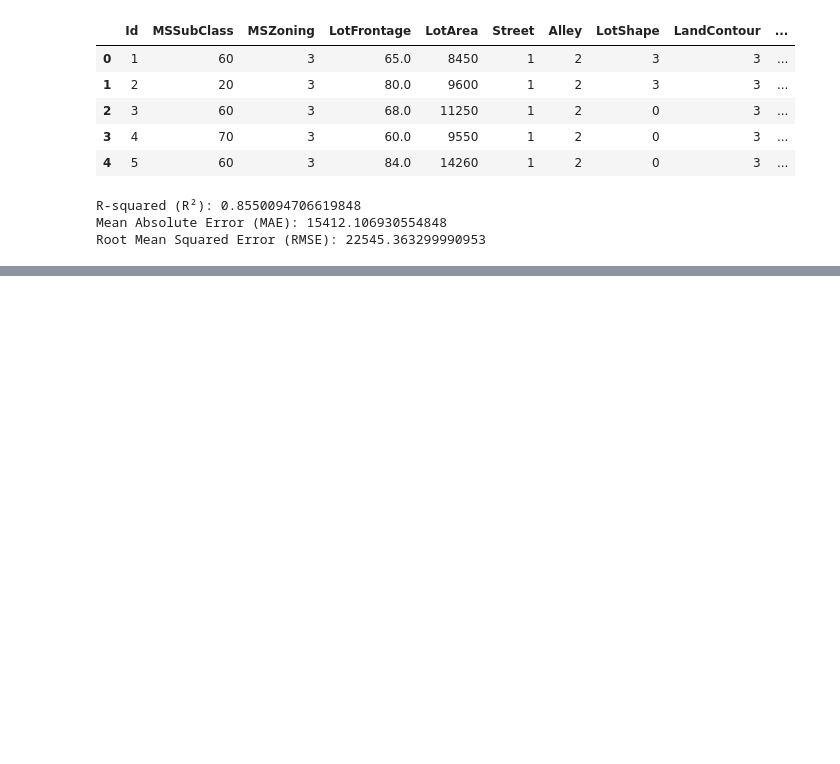
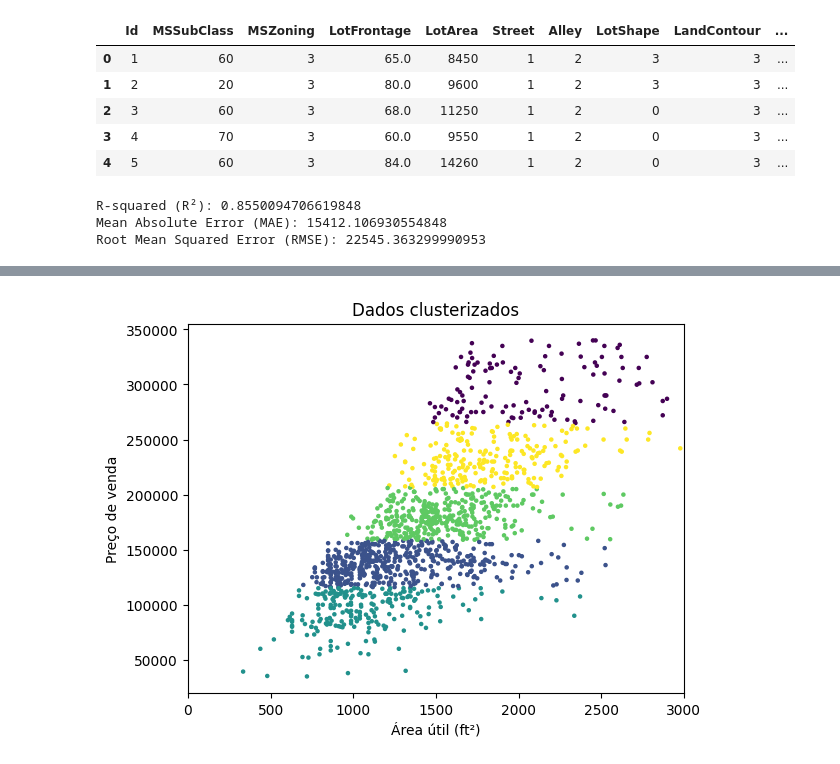
Before and after one commit to ghccalanzani/AnaliseDeDados, a Jupyter notebook: Entrega C3/AtividadeC3.ipynb, the cells around one changed output, grey strips where cells are left out. Saved outputs shown, nothing was run; the diff lists cells and outputs as text; code cells hidden in the pictures; blank space fills up the shorter version.

```diff
--- a/Entrega C3/AtividadeC3.ipynb
+++ b/Entrega C3/AtividadeC3.ipynb
@@ -279,0 +284,26 @@ Number of mislabeled points out of a total 420 points : 50
+# %%
+################## Clusterização K-MEANS
+
+# Identificando padrões de preço com base na área útil da residência (nível do solo)
+
+df_cleaned_kmeans = df_cleaned_LabelEncoder.copy(deep=True)
+
+# Criar o modelo K-means com 5 clusters e definir n_init como 10
+kmeans = KMeans(n_clusters=5, n_init=10)
+
+# Treinar o modelo com os dados
+kmeans.fit(df_cleaned_kmeans)
+
+# Adicionar as previsões do modelo aos dados
+df_cleaned_kmeans['cluster'] = kmeans.predict(df_cleaned_kmeans)
+
+# Plotar os dados com as cores dos clusters
+plt.scatter(df_cleaned_kmeans['GrLivArea'], df_cleaned_kmeans['SalePrice'], c=df_cleaned_kmeans['cluster'], s=5)
+
+plt.xlim(0, 3000)
+plt.xlabel('Área útil (ft²)')
+plt.ylabel('Preço de venda')
+plt.title('Dados clusterizados')
+plt.show()
+# %% [output]
+[figure, added]
```
Also changed, not shown: parts of 4 cells of this notebook.
